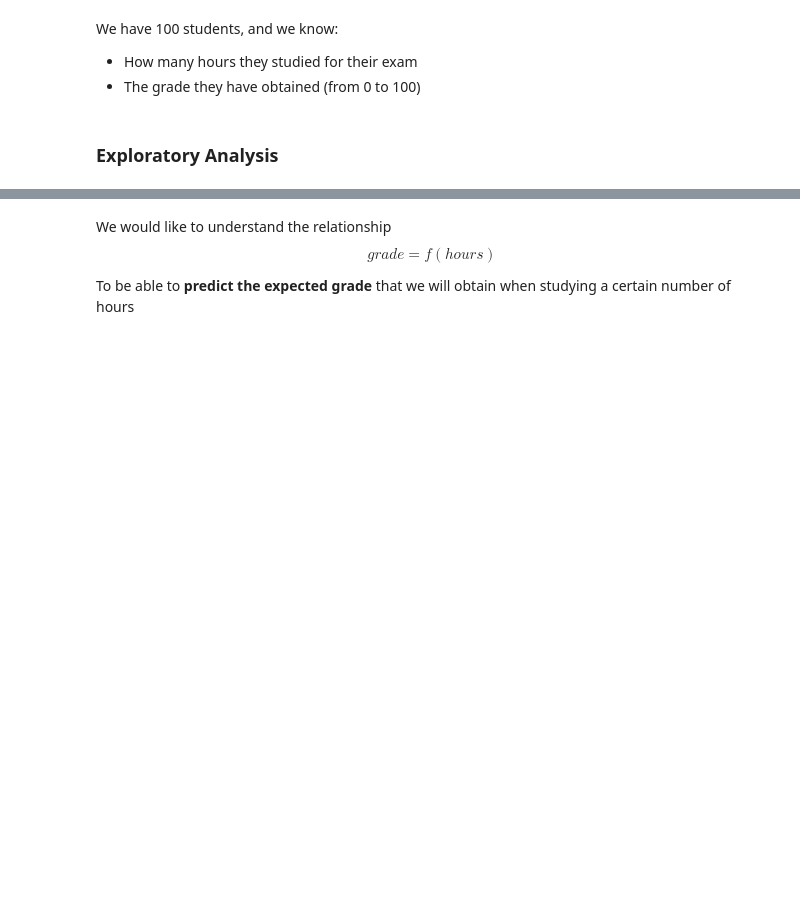
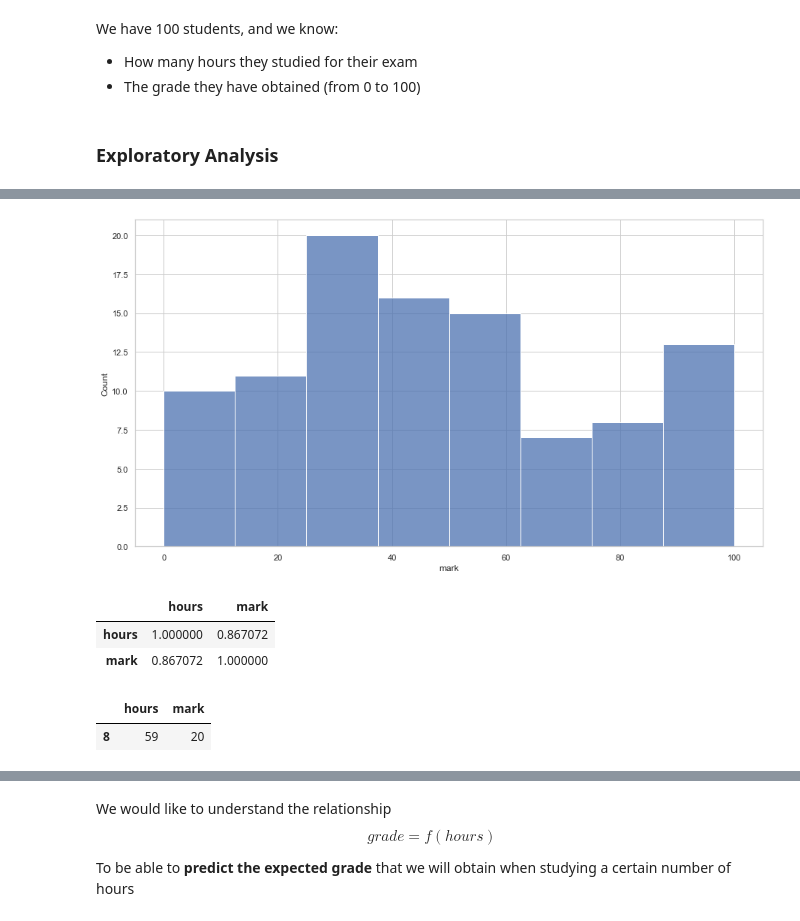
Before and after one commit to Ironhack-data-bcn-oct-2022/lectures, a Jupyter notebook: week-6/02 - Linear regression.ipynb, the cells around one changed output, grey strips where cells are left out. Saved outputs shown, nothing was run; the diff lists cells and outputs as text; code cells hidden in the pictures; blank space fills up the shorter version.

```diff
--- a/week-6/02 - Linear regression.ipynb
+++ b/week-6/02 - Linear regression.ipynb
@@ -34,0 +108,18 @@ We have 100 students, and we know:
+# %%
+sns.histplot(x=data["mark"]);
+# %% [output]
+[figure, added]
+# %%
+# Exploration two variables at once: correlation
+
+
+data.corr() #0.867
+# %% [output]
+|  | hours | mark |
+| hours | 1.000000 | 0.867072 |
+| mark | 0.867072 | 1.000000 |
+# %%
+data.sample()
+# %% [output]
+|  | hours | mark |
+| 8 | 59 | 20 |
```
Also changed, not shown: parts of 35 cells of this notebook.
